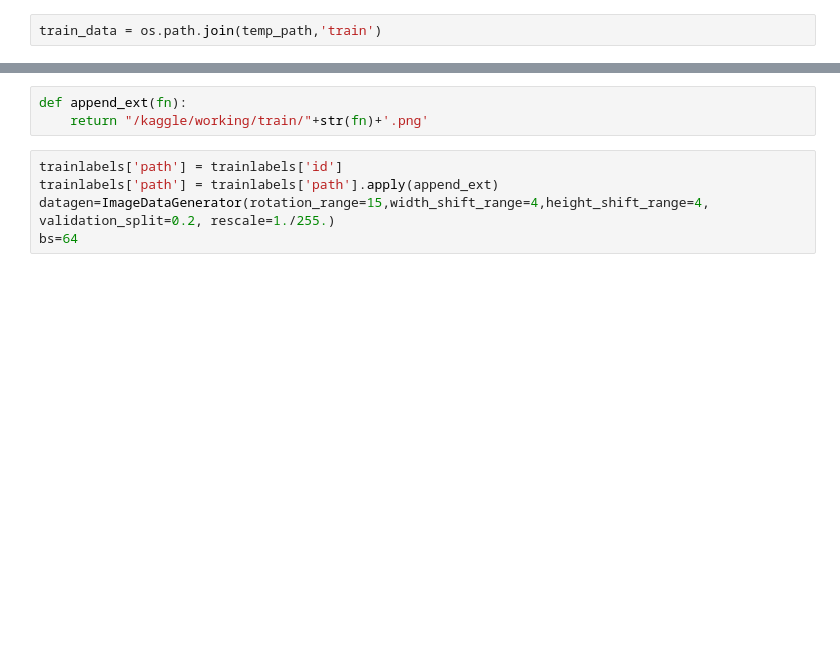
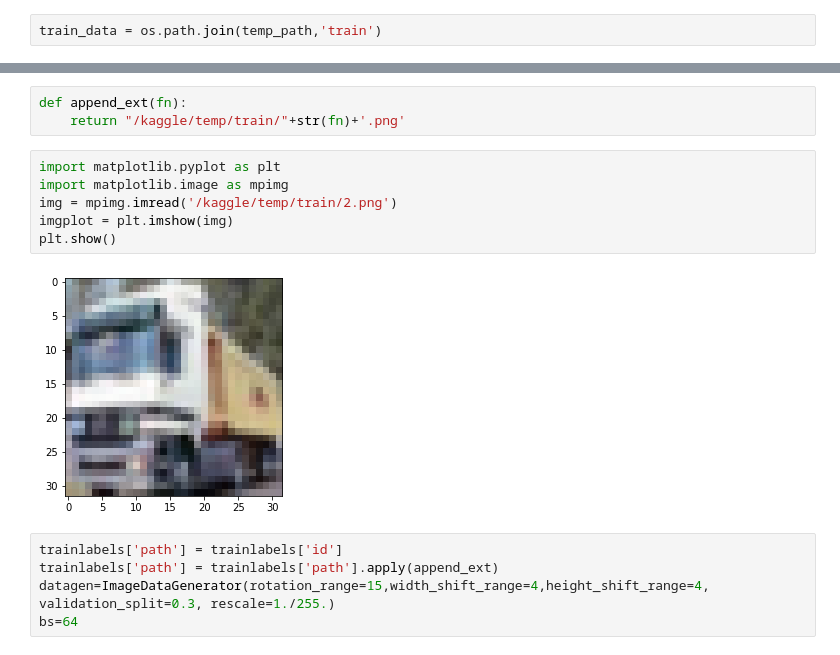
Before and after one commit to redaelhail/Kaggle-competitions-and-notebooks, a Jupyter notebook: cifar-10.ipynb, the cells around one changed output, grey strips where cells are left out. Cells and saved outputs as stored; diff of their text form; blank space fills up the shorter version.

Commit message:
Kaggle Notebook | CIFAR 10 | Version 4

```diff
--- a/cifar-10.ipynb
+++ b/cifar-10.ipynb
@@ -50,10 +72,18 @@ sns.countplot(trainlabels['label'])
 # %%
 def append_ext(fn):
-    return "/kaggle/working/train/"+str(fn)+'.png'
+    return "/kaggle/temp/train/"+str(fn)+'.png'
+# %%
+import matplotlib.pyplot as plt
+import matplotlib.image as mpimg
+img = mpimg.imread('/kaggle/temp/train/2.png')
+imgplot = plt.imshow(img)
+plt.show()
+# %% [output]
+[figure, added]
 # %%
 trainlabels['path'] = trainlabels['id']
 trainlabels['path'] = trainlabels['path'].apply(append_ext)
-datagen=ImageDataGenerator(rotation_range=15,width_shift_range=4,height_shift_range=4, validation_split=0.2, rescale=1./255.)
+datagen=ImageDataGenerator(rotation_range=15,width_shift_range=4,height_shift_range=4, validation_split=0.3, rescale=1./255.)
 bs=64
 # %%
 trainlabels.head()
```
Also changed, not shown: parts of 22 cells of this notebook.
